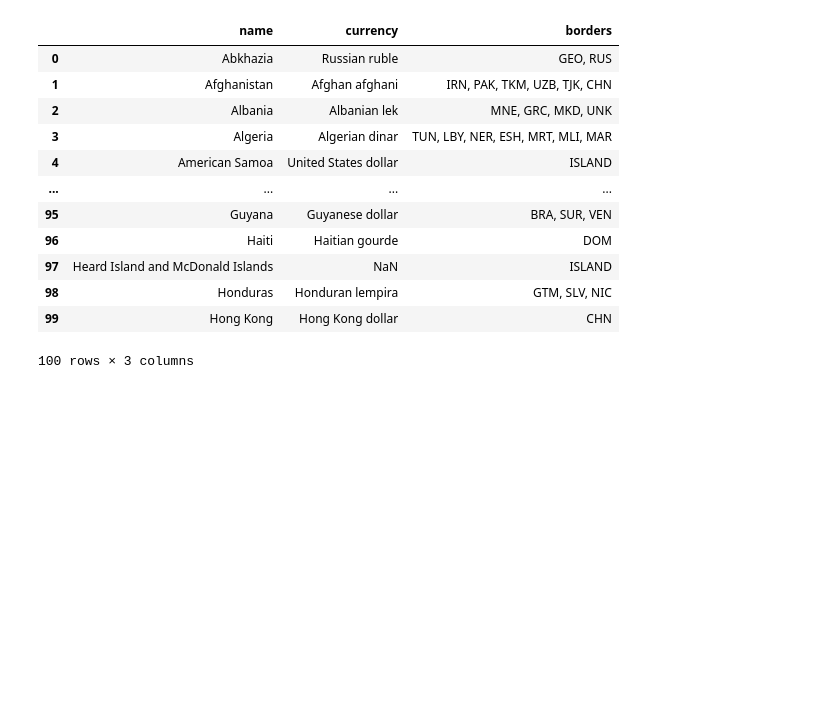
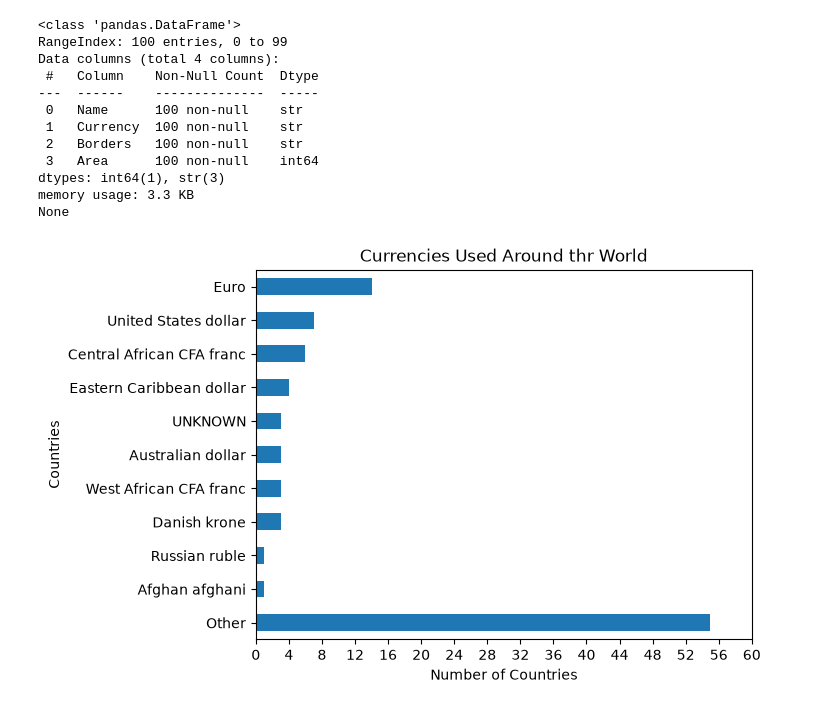
Before and after one commit to Tahtawy-1/DE-Project, a Jupyter notebook: Project/main.ipynb, the cells around one changed output. Saved outputs shown, nothing was run; the diff lists cells and outputs as text; code cells hidden in the pictures; blank space fills up the shorter version.

Commit message:
Taha: Added area, Added a barchart for currencies

```diff
--- a/Project/main.ipynb
+++ b/Project/main.ipynb
@@ -1,44 +1,79 @@
 # %%
 # Taha Workspace
 import pandas as pd
 import sqlite3
 import requests
-import numpy
+import numpy as np
+import matplotlib.pyplot as plt
 
-API_key = 'https://api.restcountries.com/countries/v5?response_fields=names.common,borders,currencies&limit=100'
+API_key = 'https://api.restcountries.com/countries/v5?response_fields=names.common,borders,currencies,area&limit=100'
 
 headers = {
     "Authorization": f"Bearer rc_live_c3badbed198e4610b8cc7f0abc9f7401"
 }
 
 response = requests.get(API_key, headers=headers)
 if response.status_code == 200:
     data = response.json()
 else:
     print(f"Error: {response.status_code} - {response.text}")
 
 
 df = pd.DataFrame(data['data']['objects'])
 
-df['name'] = df['names'].str['common']
-df['currency'] = df['currencies'].str[0].str['name']
-df = df[['name', 'currency', 'borders']]
-df['borders'] = df['borders'].str.join(', ')
+# Sitting names ---> Common name only
+df['Name'] = df['names'].str['common'].astype(str)
 
-df['borders'] = df['borders'].replace('', 'ISLAND')
+# Sitting Currency ---> The first one in the list of used currencies
+df['Currency'] = df['currencies'].str[0].str['name'].astype(str)
 
-df
+# sitting Area ---> Kilometers only
+df['Area'] = df['area'].str['kilometers'].astype(int)
+
+# Sitting Borders ---> Destructing the list
+df['Borders'] = df['borders'].str.join(', ').astype(str) # Turn the list into Comma Separated Values (as one string)
+df['Borders'] = df['Borders'].replace('', 'ISLAND') # Any empty string indicates an ISLAND
+
+# Dropping old columns, keeping the new formatted
+df = df[['Name', 'Currency', 'Borders','Area']]
+
+# Dealing with null values in currencies
+df['Currency'] = df['Currency'].fillna("UNKNOWN")
+
+print(df.info())
+
+#---------Charts-----------
+
+# 1. Currencies Bubble Chart
+currencies = df['Currency'].value_counts()[:10]
+
+other_currencies = len(df['Currency'].value_counts())-10
+
+currencies["Other"] = other_currencies
+
+currencies.plot(kind='barh', x=range(0,60,2))
+
+plt.gca().invert_yaxis()
+plt.xticks(range(0,61,4))
+
+# Add titles and labels
+plt.title("Currencies Used Around thr World")
+plt.xlabel("Number of Countries")
+plt.ylabel("Countries")
+
+# Display the plot
+plt.show()
 # %% [output]
-|  | name | currency | borders |
-| 0 | Abkhazia | Russian ruble | GEO, RUS |
-| 1 | Afghanistan | Afghan afghani | IRN, PAK, TKM, UZB, TJK, CHN |
-| 2 | Albania | Albanian lek | MNE, GRC, MKD, UNK |
-| 3 | Algeria | Algerian dinar | TUN, LBY, NER, ESH, MRT, MLI, MAR |
-| 4 | American Samoa | United States dollar | ISLAND |
-| ... | ... | ... | ... |
-| 95 | Guyana | Guyanese dollar | BRA, SUR, VEN |
-| 96 | Haiti | Haitian gourde | DOM |
-| 97 | Heard Island and McDonald Islands | NaN | ISLAND |
-| 98 | Honduras | Honduran lempira | GTM, SLV, NIC |
-| 99 | Hong Kong | Hong Kong dollar | CHN |
-100 rows × 3 columns
+<class 'pandas.DataFrame'>
+RangeIndex: 100 entries, 0 to 99
+Data columns (total 4 columns):
+ #   Column    Non-Null Count  Dtype
+---  ------    --------------  -----
+ 0   Name      100 non-null    str
+ 1   Currency  100 non-null    str
+ 2   Borders   100 non-null    str
+ 3   Area      100 non-null    int64
+dtypes: int64(1), str(3)
+memory usage: 3.3 KB
+None
+[figure, added]
```
Also changed, not shown: parts of 2 cells of this notebook.
